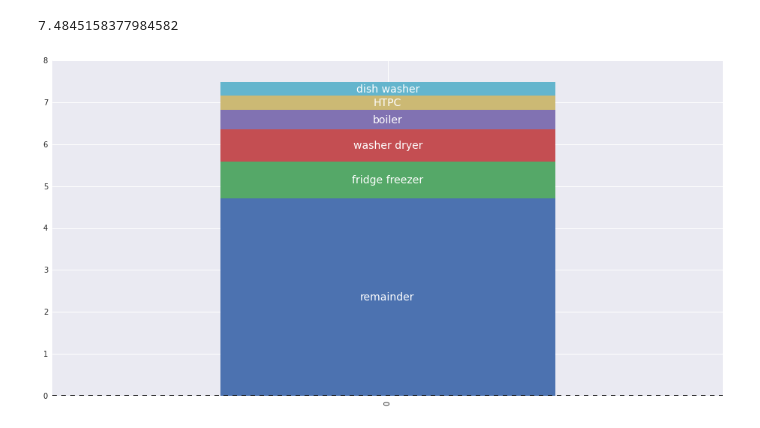
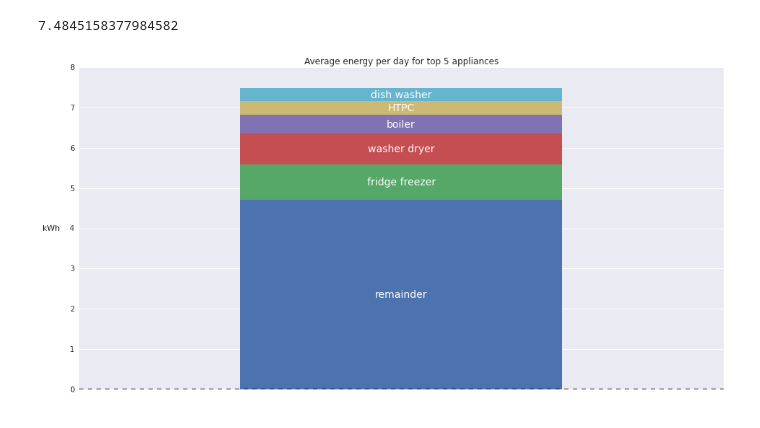
Before and after one commit to nilmtk/nilmtk, a Jupyter notebook: notebooks/dataset_statistics.ipynb, the cells around one changed output. Saved outputs shown, nothing was run; the diff lists cells and outputs as text; code cells hidden in the pictures.

Commit message:
more formatting tweaks for energy plot.

```diff
--- a/notebooks/dataset_statistics.ipynb
+++ b/notebooks/dataset_statistics.ipynb
@@ -138,9 +138,12 @@ for col in energy.keys():
 energy.index = labels
 # %%
 ax = pd.DataFrame(energy).T.plot(kind='bar', stacked=True, edgecolor="none", legend=False)
+ax.set_xticks([])
+ax.set_ylabel('kWh', rotation=0, ha='right', va='center', labelpad=15)
+ax.set_title('Average energy per day for top 5 appliances')
 
 text_ys = energy.cumsum() - energy.cumsum().diff().fillna(energy['remainder']) / 2
 for label, y in text_ys.iteritems():
     ax.annotate(label, (0, y), horizontalalignment='center', verticalalignment='center', color='white', size=14)
 # %% [output]
-[figure, old version]
+[figure, new version]
```
Also changed, not shown: parts of 1 cell of this notebook.
